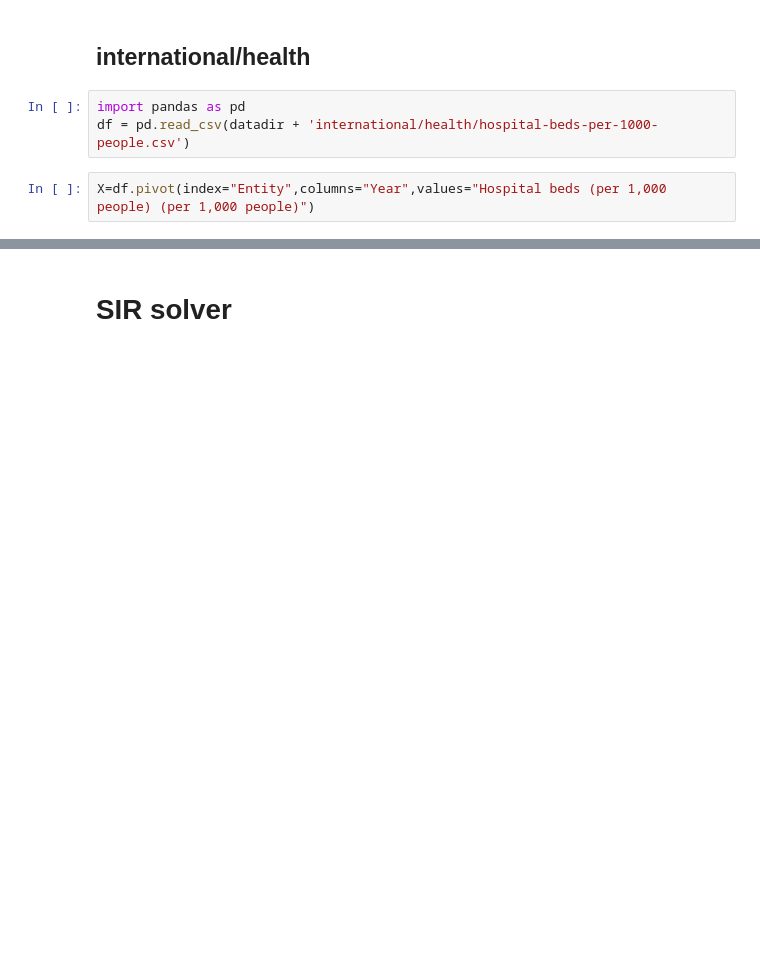
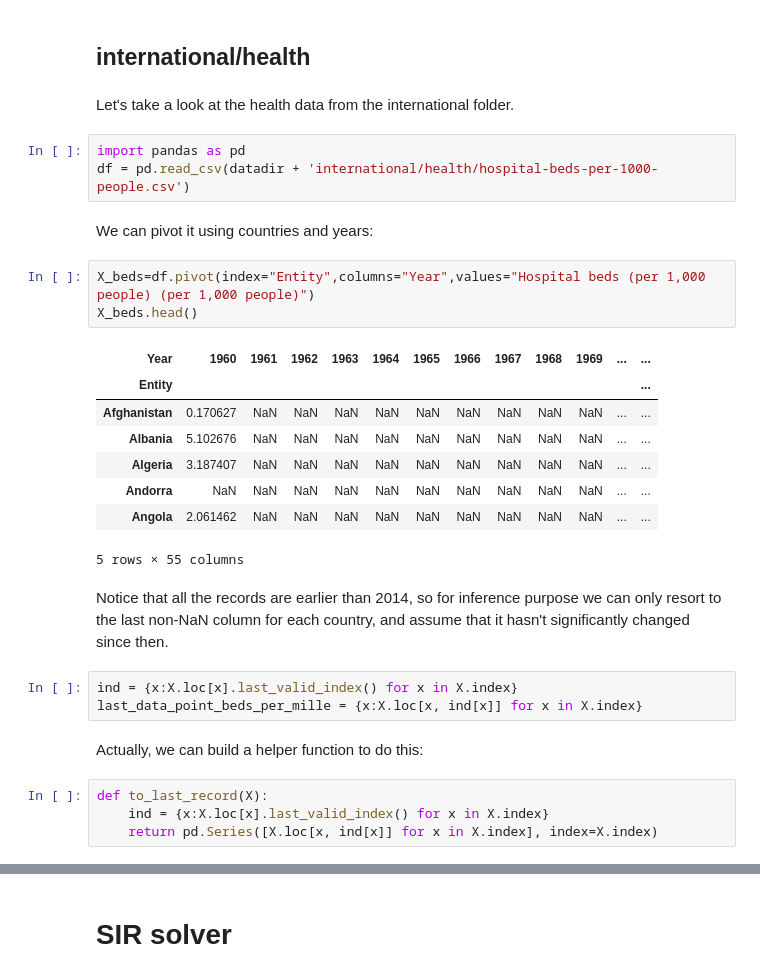
Before and after one commit to danielnee2/SKTW, a Jupyter notebook: TC/prediction_TC.ipynb, the cells around one changed output, grey strips where cells are left out. Saved outputs shown, nothing was run; the diff lists cells and outputs as text; blank space fills up the shorter version.

```diff
--- a/TC/prediction_TC.ipynb
+++ b/TC/prediction_TC.ipynb
@@ -10,8 +10,33 @@ homedir = repo.working_dir
 datadir = f"{homedir}/data/"
 # %% [markdown]
 ## international/health
+# %% [markdown]
+Let's take a look at the health data from the international folder.
 # %%
 import pandas as pd
 df = pd.read_csv(datadir + 'international/health/hospital-beds-per-1000-people.csv')
+# %% [markdown]
+We can pivot it using countries and years:
 # %%
-X=df.pivot(index="Entity",columns="Year",values="Hospital beds (per 1,000 people) (per 1,000 people)")
+X_beds=df.pivot(index="Entity",columns="Year",values="Hospital beds (per 1,000 people) (per 1,000 people)")
+X_beds.head()
+# %% [output]
+| Year | 1960 | 1961 | 1962 | 1963 | 1964 | 1965 | 1966 | 1967 | 1968 | 1969 | ... | ... |
+| Entity |  |  |  |  |  |  |  |  |  |  |  | ... |
+| Afghanistan | 0.170627 | NaN | NaN | NaN | NaN | NaN | NaN | NaN | NaN | NaN | ... | ... |
+| Albania | 5.102676 | NaN | NaN | NaN | NaN | NaN | NaN | NaN | NaN | NaN | ... | ... |
+| Algeria | 3.187407 | NaN | NaN | NaN | NaN | NaN | NaN | NaN | NaN | NaN | ... | ... |
+| Andorra | NaN | NaN | NaN | NaN | NaN | NaN | NaN | NaN | NaN | NaN | ... | ... |
+| Angola | 2.061462 | NaN | NaN | NaN | NaN | NaN | NaN | NaN | NaN | NaN | ... | ... |
+5 rows × 55 columns
+# %% [markdown]
+Notice that all the records are earlier than 2014, so for inference purpose we can only resort to the last non-NaN column for each country, and assume that it hasn't significantly changed since then.
+# %%
+ind = {x:X.loc[x].last_valid_index() for x in X.index}
+last_data_point_beds_per_mille = {x:X.loc[x, ind[x]] for x in X.index}
+# %% [markdown]
+Actually, we can build a helper function to do this:
+# %%
+def to_last_record(X):
+    ind = {x:X.loc[x].last_valid_index() for x in X.index}
+    return pd.Series([X.loc[x, ind[x]] for x in X.index], index=X.index)
```
Also changed, not shown: parts of 45 cells of this notebook, 2 other files.
